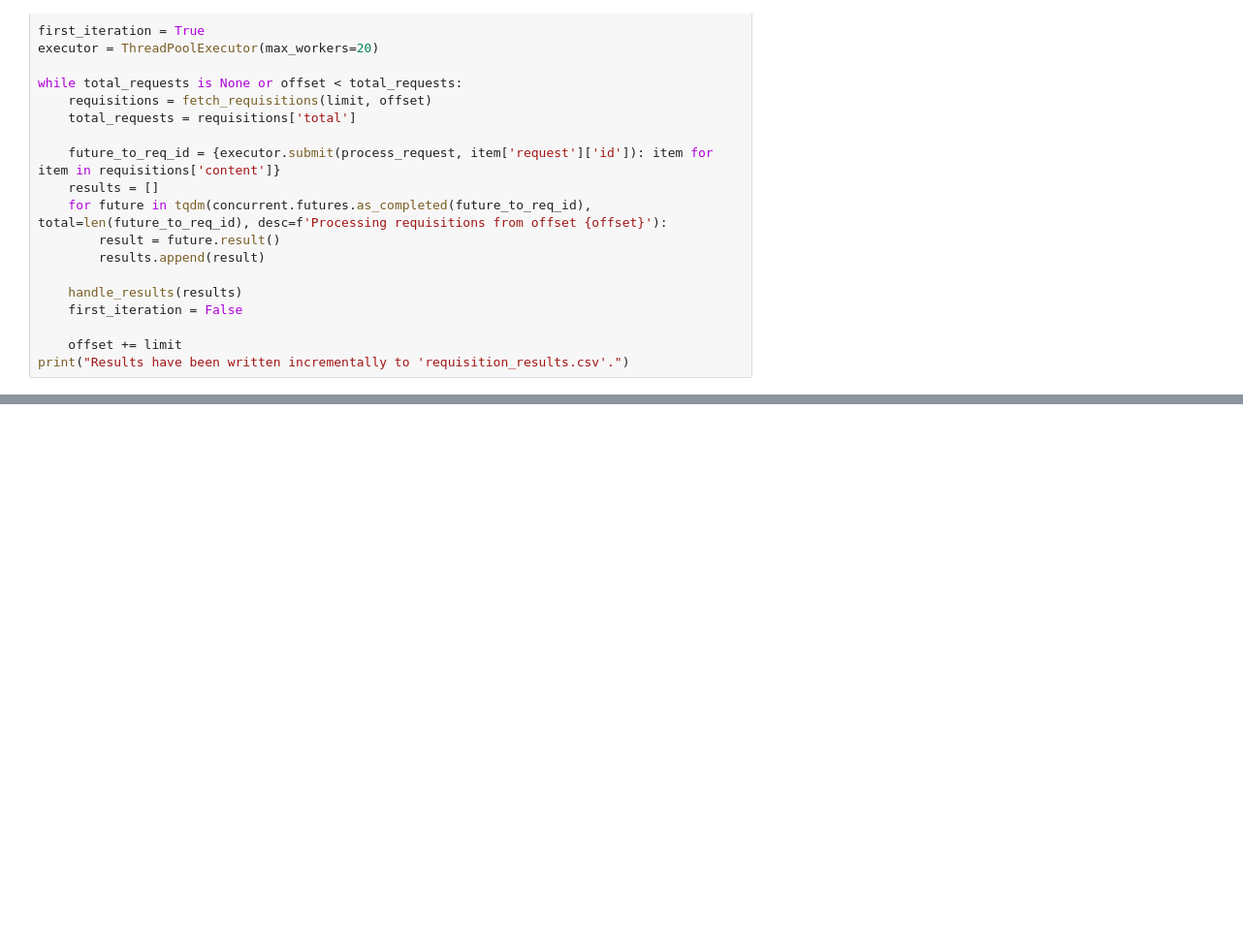
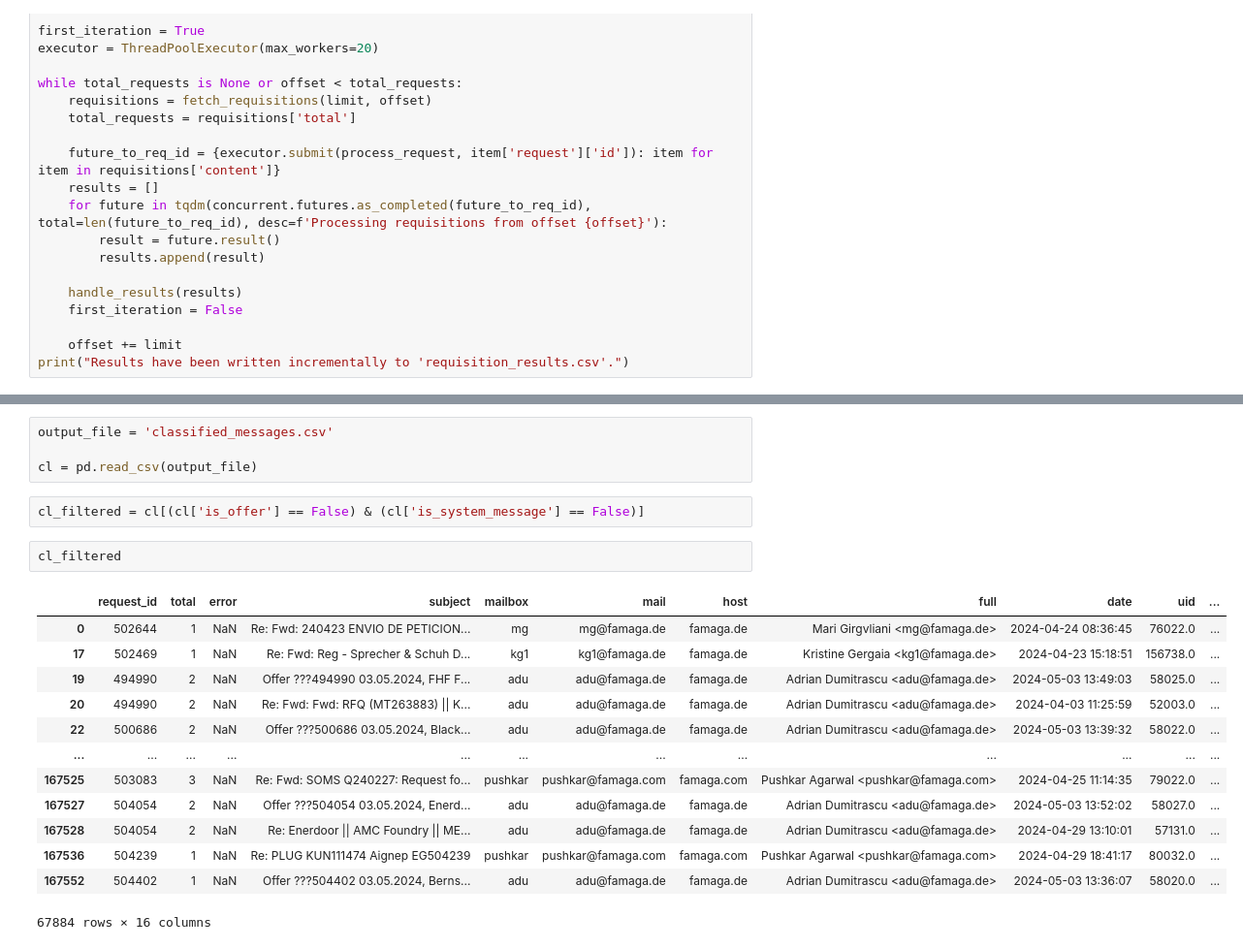
Before and after one commit to Valuamba/components_agent_sales, a Jupyter notebook: notebooks/famaga/RequisitionDownloader_20240429.ipynb, the cells around one changed output, grey strips where cells are left out. Shown at 97% size. Cells and saved outputs as stored; diff of their text form; blank space fills up the shorter version.

```diff
--- a/notebooks/famaga/RequisitionDownloader_20240429.ipynb
+++ b/notebooks/famaga/RequisitionDownloader_20240429.ipynb
@@ -97,0 +187,22 @@ print("Results have been written incrementally to 'requisition_results.csv'.")
+# %%
+output_file = 'classified_messages.csv'
+
+cl = pd.read_csv(output_file)
+# %%
+cl_filtered = cl[(cl['is_offer'] == False) & (cl['is_system_message'] == False)]
+# %%
+cl_filtered
+# %% [output]
+|  | request_id | total | error | subject | mailbox | mail | host | full | date | uid | ... |
+| 0 | 502644 | 1 | NaN | Re: Fwd: 240423 ENVIO DE PETICION... | mg | mg@famaga.de | famaga.de | Mari Girgvliani <mg@famaga.de> | 2024-04-24 08:36:45 | 76022.0 | ... |
+| 17 | 502469 | 1 | NaN | Re: Fwd: Reg - Sprecher & Schuh D... | kg1 | kg1@famaga.de | famaga.de | Kristine Gergaia <kg1@famaga.de> | 2024-04-23 15:18:51 | 156738.0 | ... |
+| 19 | 494990 | 2 | NaN | Offer ???494990 03.05.2024, FHF F... | adu | adu@famaga.de | famaga.de | Adrian Dumitrascu <adu@famaga.de> | 2024-05-03 13:49:03 | 58025.0 | ... |
+| 20 | 494990 | 2 | NaN | Re: Fwd: Fwd: RFQ (MT263883) || K... | adu | adu@famaga.de | famaga.de | Adrian Dumitrascu <adu@famaga.de> | 2024-04-03 11:25:59 | 52003.0 | ... |
+| 22 | 500686 | 2 | NaN | Offer ???500686 03.05.2024, Black... | adu | adu@famaga.de | famaga.de | Adrian Dumitrascu <adu@famaga.de> | 2024-05-03 13:39:32 | 58022.0 | ... |
+| ... | ... | ... | ... | ... | ... | ... | ... | ... | ... | ... | ... |
+| 167525 | 503083 | 3 | NaN | Re: Fwd: SOMS Q240227: Request fo... | pushkar | pushkar@famaga.com | famaga.com | Pushkar Agarwal <pushkar@famaga.com> | 2024-04-25 11:14:35 | 79022.0 | ... |
+| 167527 | 504054 | 2 | NaN | Offer ???504054 03.05.2024, Enerd... | adu | adu@famaga.de | famaga.de | Adrian Dumitrascu <adu@famaga.de> | 2024-05-03 13:52:02 | 58027.0 | ... |
+| 167528 | 504054 | 2 | NaN | Re: Enerdoor || AMC Foundry || ME... | adu | adu@famaga.de | famaga.de | Adrian Dumitrascu <adu@famaga.de> | 2024-04-29 13:10:01 | 57131.0 | ... |
+| 167536 | 504239 | 1 | NaN | Re: PLUG KUN111474 Aignep EG504239 | pushkar | pushkar@famaga.com | famaga.com | Pushkar Agarwal <pushkar@famaga.com> | 2024-04-29 18:41:17 | 80032.0 | ... |
+| 167552 | 504402 | 1 | NaN | Offer ???504402 03.05.2024, Berns... | adu | adu@famaga.de | famaga.de | Adrian Dumitrascu <adu@famaga.de> | 2024-05-03 13:36:07 | 58020.0 | ... |
+67884 rows × 16 columns
```
Also changed, not shown: parts of 22 cells of this notebook, 19 other files.
